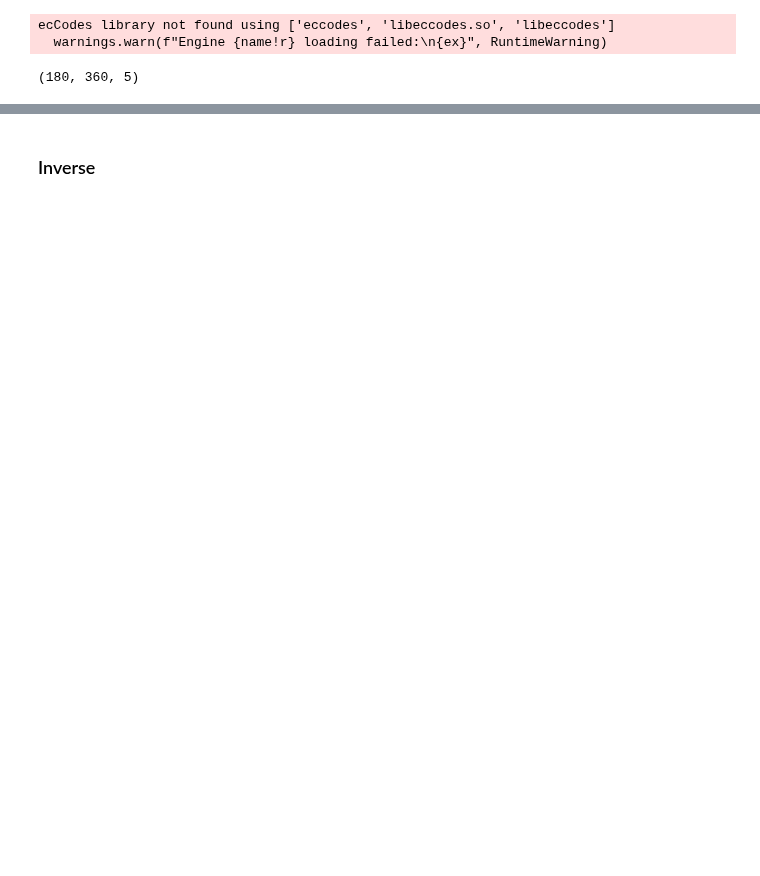
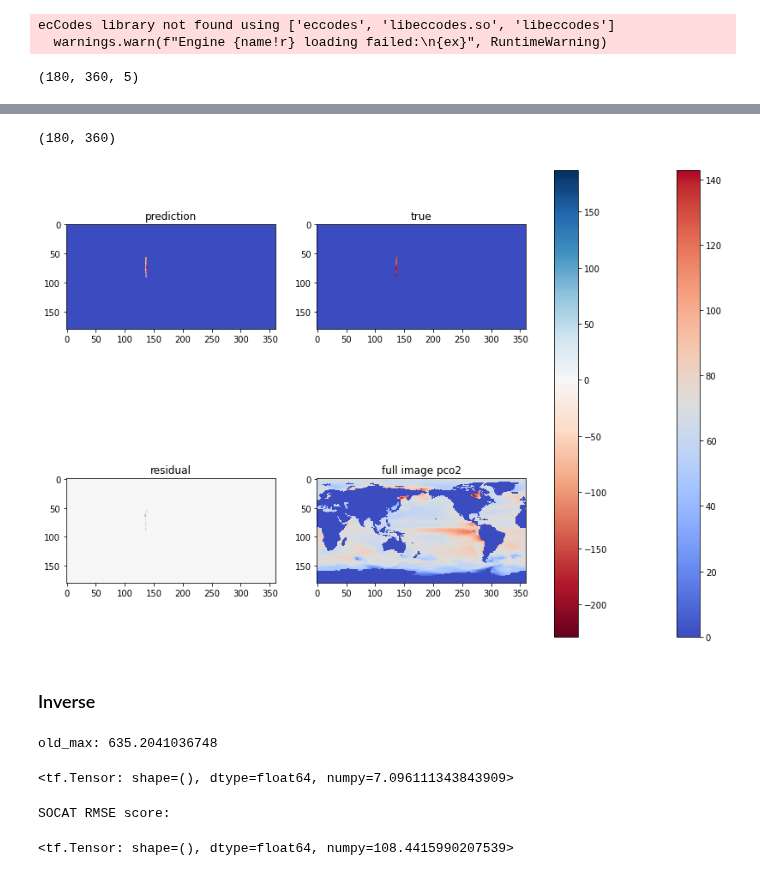
Before and after one commit to sk981102/ocean_co2, a Jupyter notebook: notebooks/deep_learning/010_tf_layer_cnn_only.ipynb, the cells around one changed output, grey strips where cells are left out. Saved outputs shown, nothing was run; the diff lists cells and outputs as text; code cells hidden in the pictures; blank space fills up the shorter version.

Commit message:
scale problem

```diff
--- a/notebooks/deep_learning/010_tf_layer_cnn_only.ipynb
+++ b/notebooks/deep_learning/010_tf_layer_cnn_only.ipynb
@@ -173,4 +189,4 @@ Epoch 00007: early stopping
 # %%
 best_model = tf.keras.models.load_model('../../models/transfer_CNN.h5', custom_objects={'custom_rmse':custom_rmse})
-
-predicted_frames=best_model.predict(data,verbose=1)
+predicted_frames=best_model.predict(data_socat,verbose=1)
+predicted_frames[pco2_socat==0]=0.0
@@ -177,28 +195,38 @@ predicted_frames=best_model.predict(data,verbose=1)
-# %%
-predicted_frames[y==0]=0.0
+# %%
+predicted_frames[0].shape
+# %% [output]
+(180, 360)
 # %%
-figure, axis = plt.subplots(2, 2,figsize=(12, 6))
+import matplotlib.colors as mcolors
+
+figure, axis = plt.subplots(2, 2,figsize=(15, 10))
+
+d = predicted_frames - pco2_socat
+norm = mcolors.TwoSlopeNorm(vmin=d.min(), vmax = d.max(), vcenter=0)
 
 
-img=axis[0][0].imshow(np.flipud(predicted_frames[0][1]),cmap="coolwarm", interpolation="nearest")
+
+img=axis[0][0].imshow(np.flipud(predicted_frames[0]),cmap="coolwarm", interpolation="nearest")
 axis[0][0].set_title("prediction")
 plt.colorbar(img,ax=axis)
 
-img1=axis[0][1].imshow(np.flipud(y[0][1]),cmap="coolwarm", interpolation="nearest")
+img1=axis[0][1].imshow(np.flipud(pco2_socat[0]),cmap="coolwarm", interpolation="nearest")
 axis[0][1].set_title("true")
 
-diff=np.flipud(np.squeeze(predicted_frames[0][1]-y[0][1]))
-img2=axis[1][0].imshow(diff,cmap="RdBu", interpolation="nearest")
+diff=np.flipud(np.squeeze(predicted_frames[0]-pco2_socat[0]))
+img2=axis[1][0].imshow(diff,cmap="RdBu", interpolation="nearest",norm=norm)
 axis[1][0].set_title("residual")
 plt.colorbar(img2,ax=axis)
 
 
-img2=axis[1][1].imshow(np.flipud(X[0][1][:,:,5]),cmap="coolwarm", interpolation="nearest")
-axis[1][1].set_title("input: previous pco2")
+img2=axis[1][1].imshow(np.flipud(pco2[0]),cmap="coolwarm", interpolation="nearest")
+axis[1][1].set_title("full image pco2")
 
-plt.savefig('../../assets/transfer_nfp.png')
+#plt.savefig('../../assets/transfer_nfp.png')
 
 plt.show()
+# %% [output]
+[figure, added]
 # %% [markdown]
 ### Inverse
 # %%
@@ -218,7 +247,17 @@ def inverse_scale_image_nfp(arr, df):
     return y_true,y_pred
 # %%
-chl,mld,sss,sst,u10,fg_co2,xco2,icefrac,patm,pco2 = read_xarray(dir_name)
-y_true,y_pred=inverse_scale_image_nfp(predicted_frames,pco2.pCO2.data)
+chl,mld,sss,sst,u10,fg_co2,xco2,icefrac,patm,pco2t = read_xarray(dir_name)
+
+y_true,y_pred = inverse_scale_image_socat(predicted_frames,pco2t.pCO2_socat.data)
+# %% [output]
+old_max: 635.2041036748
+# %%
+custom_rmse(predicted_frames,pco2_socat)
+# %% [output]
+<tf.Tensor: shape=(), dtype=float64, numpy=7.096111343843909>
 # %%
-print("Scaled back whole grid RMSE score:")
-np.sqrt(np.mean((y_true[:,:1]-y_pred[:,:1])**2))
+print("SOCAT RMSE score:")
+custom_rmse(y_pred,y_true)
+# %% [output]
+SOCAT RMSE score:
+<tf.Tensor: shape=(), dtype=float64, numpy=108.4415990207539>
```
Also changed, not shown: parts of 18 cells of this notebook, 1 other file.
